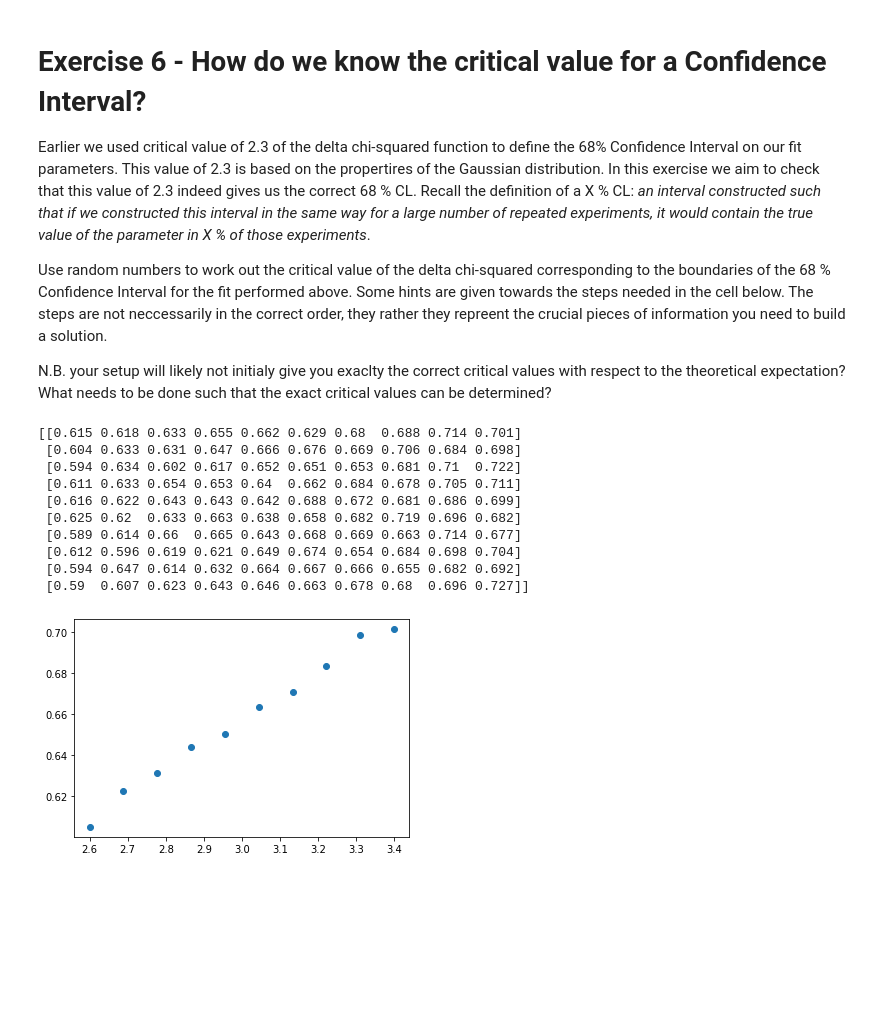
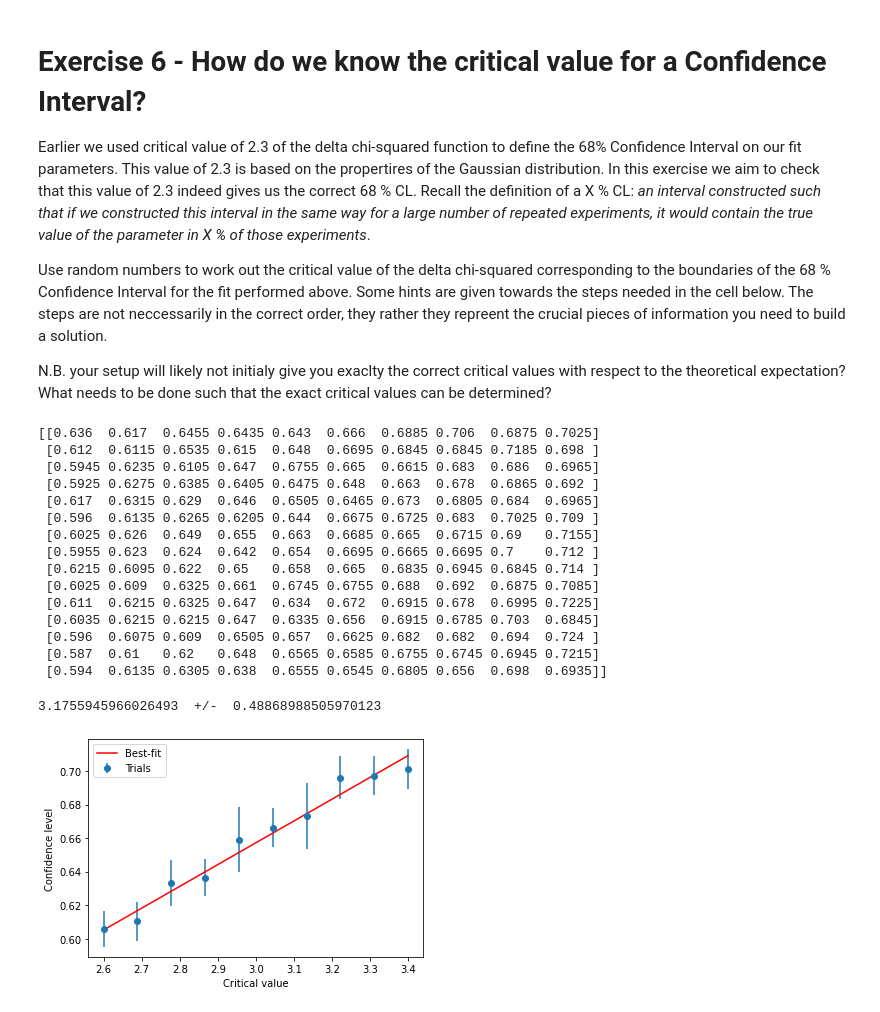
Before and after one commit to comrademarvin/UCTDataScienceInParticlePhysics, a Jupyter notebook: DS_Tutorial_How_much_Higgs.ipynb, the cells around one changed output. Saved outputs shown, nothing was run; the diff lists cells and outputs as text; code cells hidden in the pictures; blank space fills up the shorter version.

```diff
--- a/DS_Tutorial_How_much_Higgs.ipynb
+++ b/DS_Tutorial_How_much_Higgs.ipynb
@@ -448,8 +500,8 @@ true_distribution = H_bkg_bf + H_125_bf
 
 grid_steps = 10
 intervals = 10
-N_toys = 1000
-N_trials = 10
+N_toys = 2000
+N_trials = 15
 d_steps = 10
 
 d_arr = np.linspace(2.6,3.4,d_steps)
@@ -512,22 +564,48 @@ for trial in range(N_trials):
 
 print(CI_arr)
 # %% [output]
-[[0.615 0.618 0.633 0.655 0.662 0.629 0.68  0.688 0.714 0.701]
- [0.604 0.633 0.631 0.647 0.666 0.676 0.669 0.706 0.684 0.698]
- [0.594 0.634 0.602 0.617 0.652 0.651 0.653 0.681 0.71  0.722]
- [0.611 0.633 0.654 0.653 0.64  0.662 0.684 0.678 0.705 0.711]
- [0.616 0.622 0.643 0.643 0.642 0.688 0.672 0.681 0.686 0.699]
- [0.625 0.62  0.633 0.663 0.638 0.658 0.682 0.719 0.696 0.682]
- [0.589 0.614 0.66  0.665 0.643 0.668 0.669 0.663 0.714 0.677]
- [0.612 0.596 0.619 0.621 0.649 0.674 0.654 0.684 0.698 0.704]
- [0.594 0.647 0.614 0.632 0.664 0.667 0.666 0.655 0.682 0.692]
- [0.59  0.607 0.623 0.643 0.646 0.663 0.678 0.68  0.696 0.727]]
+[[0.636  0.617  0.6455 0.6435 0.643  0.666  0.6885 0.706  0.6875 0.7025]
+ [0.612  0.6115 0.6535 0.615  0.648  0.6695 0.6845 0.6845 0.7185 0.698 ]
+ [0.5945 0.6235 0.6105 0.647  0.6755 0.665  0.6615 0.683  0.686  0.6965]
+ [0.5925 0.6275 0.6385 0.6405 0.6475 0.648  0.663  0.678  0.6865 0.692 ]
+ [0.617  0.6315 0.629  0.646  0.6505 0.6465 0.673  0.6805 0.684  0.6965]
+ [0.596  0.6135 0.6265 0.6205 0.644  0.6675 0.6725 0.683  0.7025 0.709 ]
+ [0.6025 0.626  0.649  0.655  0.663  0.6685 0.665  0.6715 0.69   0.7155]
+ [0.5955 0.623  0.624  0.642  0.654  0.6695 0.6665 0.6695 0.7    0.712 ]
+ [0.6215 0.6095 0.622  0.65   0.658  0.665  0.6835 0.6945 0.6845 0.714 ]
+ [0.6025 0.609  0.6325 0.661  0.6745 0.6755 0.688  0.692  0.6875 0.7085]
+ [0.611  0.6215 0.6325 0.647  0.634  0.672  0.6915 0.678  0.6995 0.7225]
+ [0.6035 0.6215 0.6215 0.647  0.6335 0.656  0.6915 0.6785 0.703  0.6845]
+ [0.596  0.6075 0.609  0.6505 0.657  0.6625 0.682  0.682  0.694  0.724 ]
+ [0.587  0.61   0.62   0.648  0.6565 0.6585 0.6755 0.6745 0.6945 0.7215]
+ [0.594  0.6135 0.6305 0.638  0.6555 0.6545 0.6805 0.656  0.698  0.6935]]
-# %%
-# determine average + uncertainty for trials
-d_average = CI_arr.sum(axis=0)/N_trials
-
-
-plt.scatter(d_arr, d_average)
-plt.show()
-# %% [output]
-[figure, removed]
+# %%
+# determine average + standard deviation for trials
+d_average = CI_arr.sum(axis=0)/N_trials
+deviations = np.zeros(len(d_average))
+for column in range(len(d_average)):
+    for row in range(N_trials):
+        deviations[column] += (CI_arr[row][column]-d_average[column])**2
+    deviations[column] = np.sqrt(deviations[column]/(N_trials-1))
+
+# linear best-fit
+best_fit = np.polyfit(d_arr, d_average, 1, w=1/deviations, cov='unscaled')
+covariance = best_fit[1]
+line_y = best_fit[0][0]*d_arr + best_fit[0][1]
+
+# best estimate for critical value
+critical_value = (0.68-best_fit[0][1])/best_fit[0][0]
+critical_value_uncertainty = np.abs(critical_value)*np.sqrt( (np.sqrt(covariance[1][1])/(0.68-best_fit[0][1]))**2 + (np.sqrt(covariance[0][0])/best_fit[0][0])**2 )
+print(critical_value, " +/- ", critical_value_uncertainty)
+
+
+# plot
+plt.errorbar(d_arr, d_average, deviations, fmt="o", label="Trials")
+plt.plot(d_arr, line_y, '-r', label = "Best-fit")
+plt.xlabel("Critical value")
+plt.ylabel("Confidence level")
+plt.legend()
+plt.show()
+# %% [output]
+3.1755945966026493  +/-  0.48868988505970123
+[figure, added]
```
Also changed, not shown: parts of 5 cells of this notebook.
